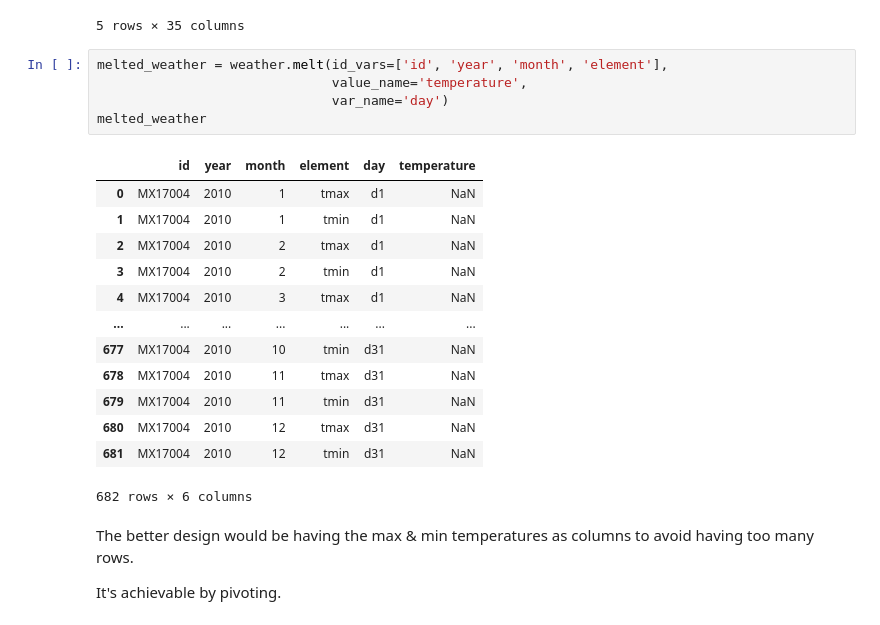
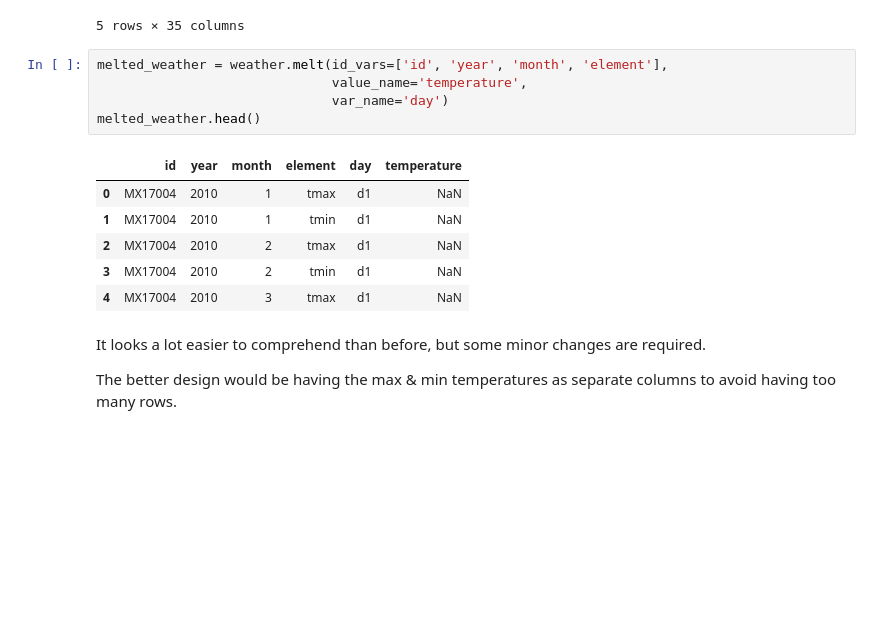
Before and after one commit to tw7366/Projects, a Jupyter notebook: Projects/Cleansing and Tidying Data.ipynb, the cells around one changed output. Saved outputs shown, nothing was run; the diff lists cells and outputs as text; blank space fills up the shorter version.

Commit message:
fixed weather tidying #3 code - adding tmax and tmin

```diff
--- a/Projects/Cleansing and Tidying Data.ipynb
+++ b/Projects/Cleansing and Tidying Data.ipynb
@@ -218,23 +218,16 @@ weather.head()
 # %%
 melted_weather = weather.melt(id_vars=['id', 'year', 'month', 'element'],
                               value_name='temperature',
                               var_name='day')
-melted_weather
+melted_weather.head()
 # %% [output]
 |  | id | year | month | element | day | temperature |
 | 0 | MX17004 | 2010 | 1 | tmax | d1 | NaN |
 | 1 | MX17004 | 2010 | 1 | tmin | d1 | NaN |
 | 2 | MX17004 | 2010 | 2 | tmax | d1 | NaN |
 | 3 | MX17004 | 2010 | 2 | tmin | d1 | NaN |
 | 4 | MX17004 | 2010 | 3 | tmax | d1 | NaN |
-| ... | ... | ... | ... | ... | ... | ... |
-| 677 | MX17004 | 2010 | 10 | tmin | d31 | NaN |
-| 678 | MX17004 | 2010 | 11 | tmax | d31 | NaN |
-| 679 | MX17004 | 2010 | 11 | tmin | d31 | NaN |
-| 680 | MX17004 | 2010 | 12 | tmax | d31 | NaN |
-| 681 | MX17004 | 2010 | 12 | tmin | d31 | NaN |
-682 rows × 6 columns
 # %% [markdown]
-The better design would be having the max & min temperatures as columns to avoid having too many rows.
+It looks a lot easier to comprehend than before, but some minor changes are required.
 
-It's achievable by pivoting.
+The better design would be having the max & min temperatures as separate columns to avoid having too many rows.
```
Also changed, not shown: parts of 6 cells of this notebook.
